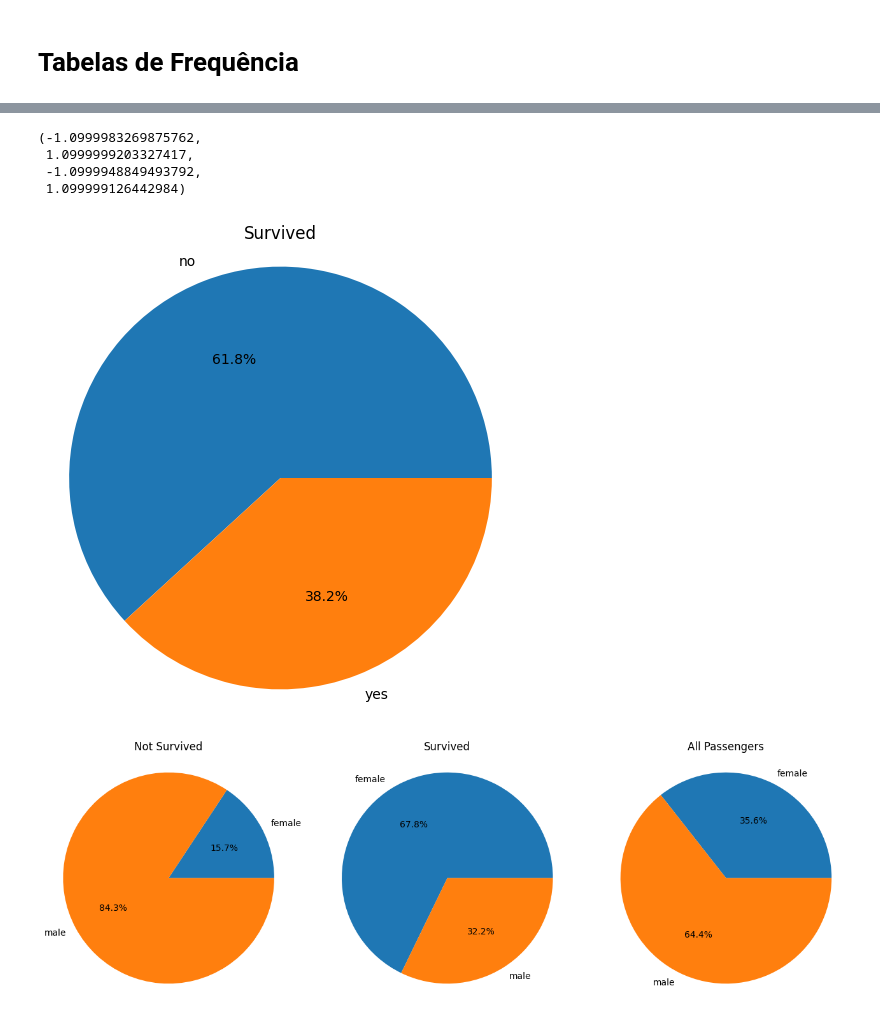
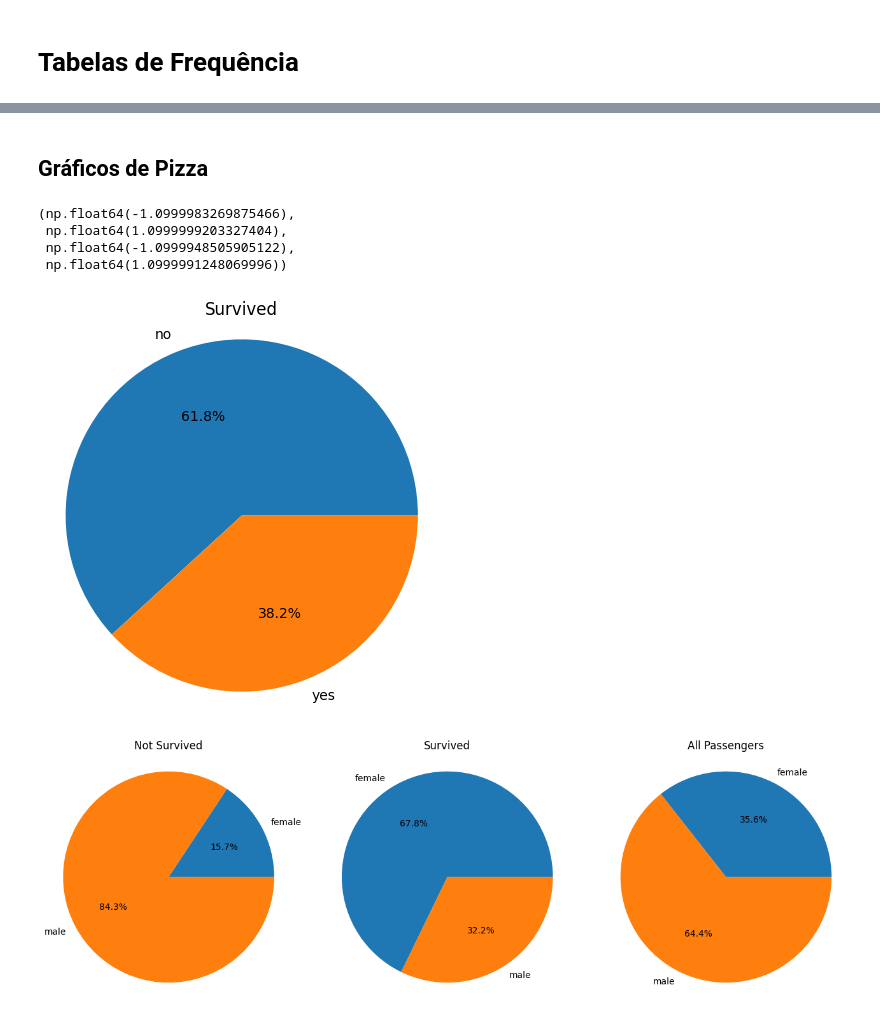
Before and after one commit to florencioq/Statistics, a Jupyter notebook: Estatística Descritiva 01.ipynb, the cells around one changed output, grey strips where cells are left out. Drawn from its saved outputs; the diff is of its cells as text; code cells hidden in the pictures.

```diff
--- a/Estatística Descritiva 01.ipynb
+++ b/Estatística Descritiva 01.ipynb
@@ -154,15 +187,17 @@ dtype: int64
+# %% [markdown]
+## Gráficos de Pizza
 # %%
 plot = pd.crosstab(index=titanic["survived"], columns="count").plot.pie(
-    autopct="%1.1f%%", y="count", figsize=[6, 6], title="Survived", legend=False
+    autopct="%1.1f%%", y="count", figsize=[5, 5], title="Survived", legend=False
 )
 plot.set_ylabel("")
 plot.axis("equal")
 # %% [output]
-(-1.0999983269875762,
- 1.0999999203327417,
- -1.0999948849493792,
- 1.099999126442984)
+(np.float64(-1.0999983269875466),
+ np.float64(1.0999999203327404),
+ np.float64(-1.0999948505905122),
+ np.float64(1.0999991248069996))
-[figure, old version]
+[figure, new version]
 # %%
 plots = (
     titanic_sex.div(titanic_sex["All"], axis=0)
```
Also changed, not shown: parts of 30 cells of this notebook.
